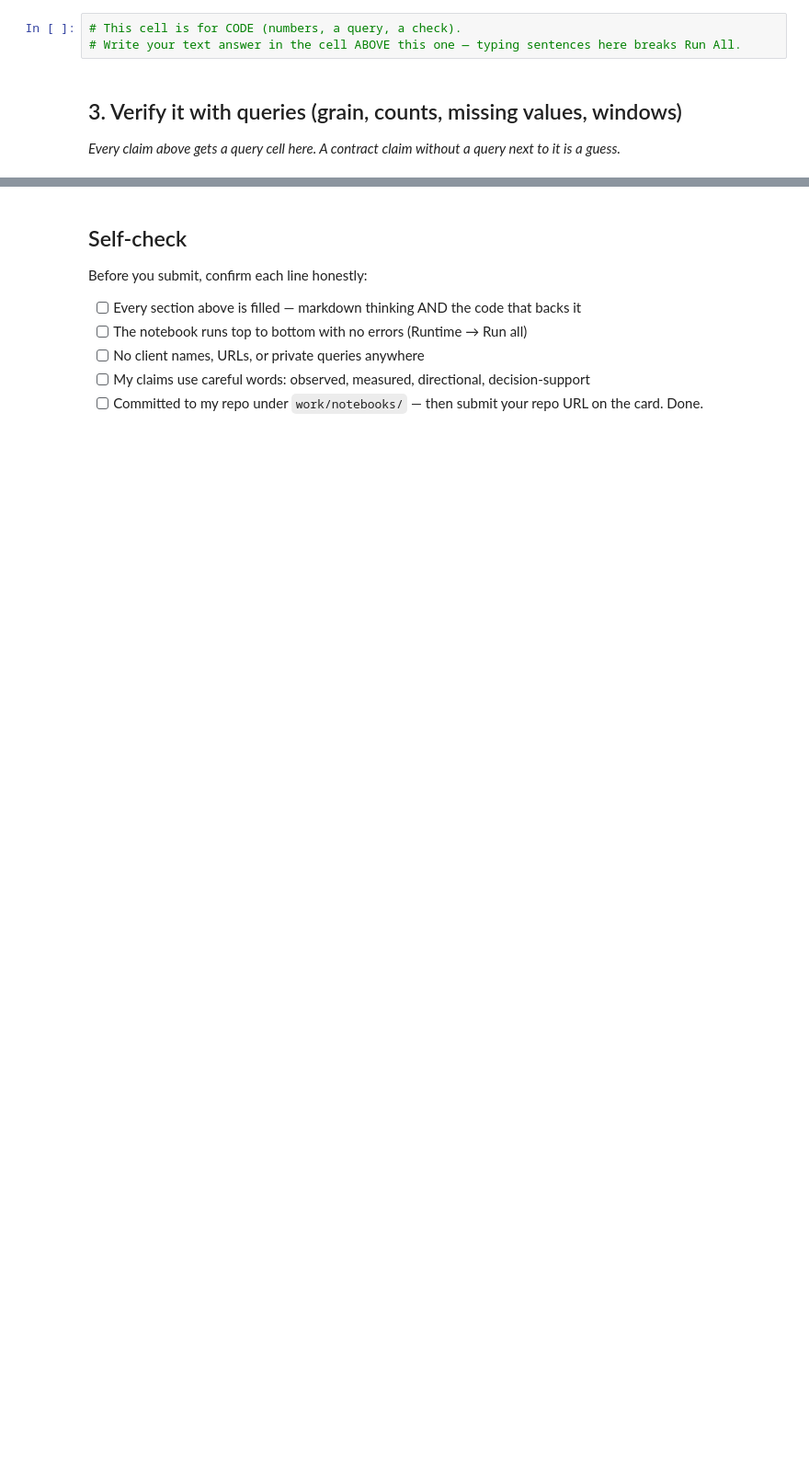
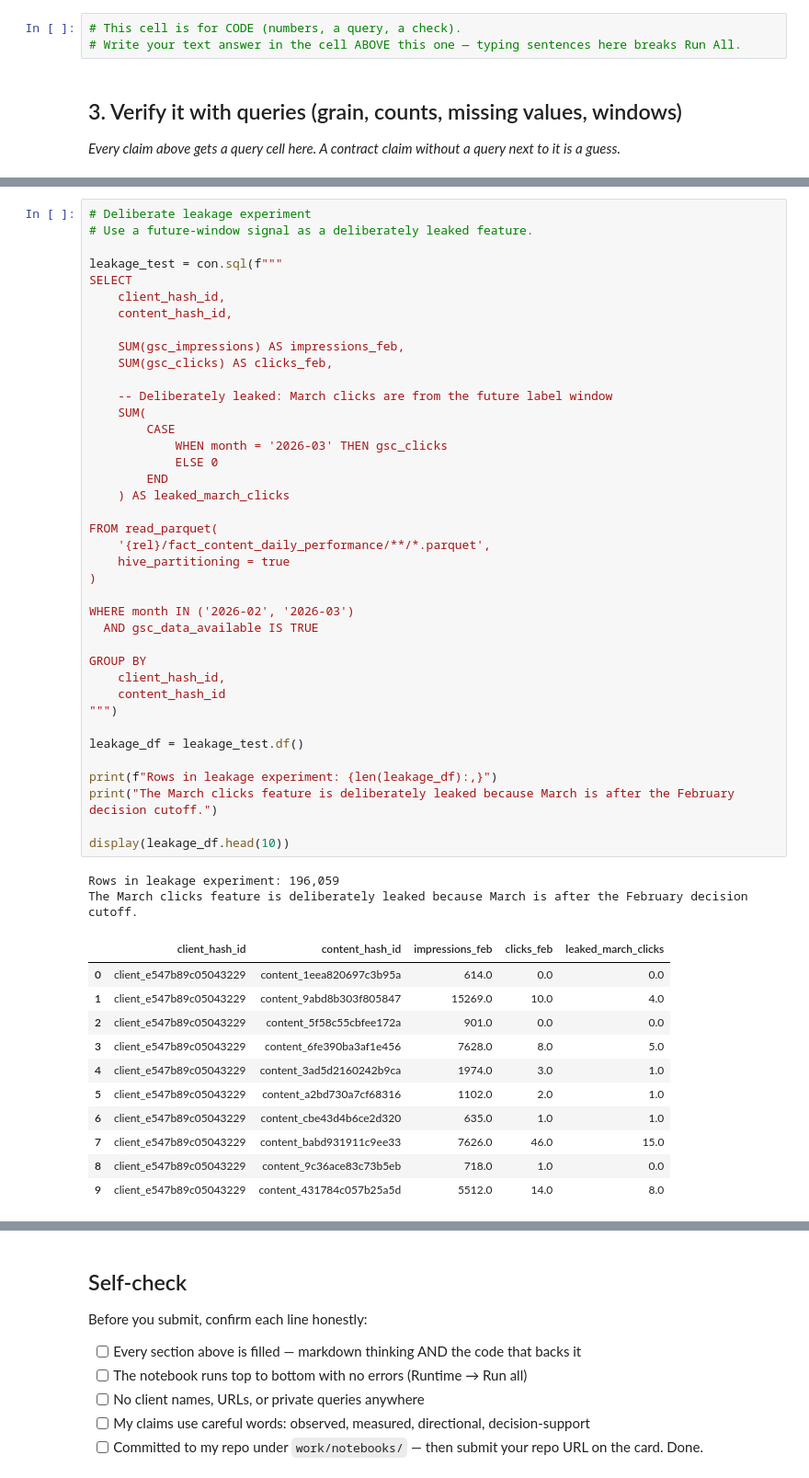
Before and after one commit to Vasavijoshi/flyrank-ml-internship, a Jupyter notebook: work/notebooks/w03_data_contract.ipynb, the cells around one changed output, grey strips where cells are left out. Shown at 92% size. Cells and saved outputs as stored; diff of their text form; blank space fills up the shorter version.

```diff
--- a/work/notebooks/w03_data_contract.ipynb
+++ b/work/notebooks/w03_data_contract.ipynb
@@ -36,0 +201,53 @@ This skeleton is yours to fill. Work the sections **in order** — each one has
+# %%
+# Deliberate leakage experiment
+# Use a future-window signal as a deliberately leaked feature.
+
+leakage_test = con.sql(f"""
+SELECT
+    client_hash_id,
+    content_hash_id,
+
+    SUM(gsc_impressions) AS impressions_feb,
+    SUM(gsc_clicks) AS clicks_feb,
+
+    -- Deliberately leaked: March clicks are from the future label window
+    SUM(
+        CASE
+            WHEN month = '2026-03' THEN gsc_clicks
+            ELSE 0
+        END
+    ) AS leaked_march_clicks
+
+FROM read_parquet(
+    '{rel}/fact_content_daily_performance/**/*.parquet',
+    hive_partitioning = true
+)
+
+WHERE month IN ('2026-02', '2026-03')
+  AND gsc_data_available IS TRUE
+
+GROUP BY
+    client_hash_id,
+    content_hash_id
+""")
+
+leakage_df = leakage_test.df()
+
+print(f"Rows in leakage experiment: {len(leakage_df):,}")
+print("The March clicks feature is deliberately leaked because March is after the February decision cutoff.")
+
+display(leakage_df.head(10))
+# %% [output]
+Rows in leakage experiment: 196,059
+The March clicks feature is deliberately leaked because March is after the February decision cutoff.
+|  | client_hash_id | content_hash_id | impressions_feb | clicks_feb | leaked_march_clicks |
+| 0 | client_e547b89c05043229 | content_1eea820697c3b95a | 614.0 | 0.0 | 0.0 |
+| 1 | client_e547b89c05043229 | content_9abd8b303f805847 | 15269.0 | 10.0 | 4.0 |
+| 2 | client_e547b89c05043229 | content_5f58c55cbfee172a | 901.0 | 0.0 | 0.0 |
+| 3 | client_e547b89c05043229 | content_6fe390ba3af1e456 | 7628.0 | 8.0 | 5.0 |
+| 4 | client_e547b89c05043229 | content_3ad5d2160242b9ca | 1974.0 | 3.0 | 1.0 |
+| 5 | client_e547b89c05043229 | content_a2bd730a7cf68316 | 1102.0 | 2.0 | 1.0 |
+| 6 | client_e547b89c05043229 | content_cbe43d4b6ce2d320 | 635.0 | 1.0 | 1.0 |
+| 7 | client_e547b89c05043229 | content_babd931911c9ee33 | 7626.0 | 46.0 | 15.0 |
+| 8 | client_e547b89c05043229 | content_9c36ace83c73b5eb | 718.0 | 1.0 | 0.0 |
+| 9 | client_e547b89c05043229 | content_431784c057b25a5d | 5512.0 | 14.0 | 8.0 |
```
Also changed, not shown: parts of 14 cells of this notebook.
